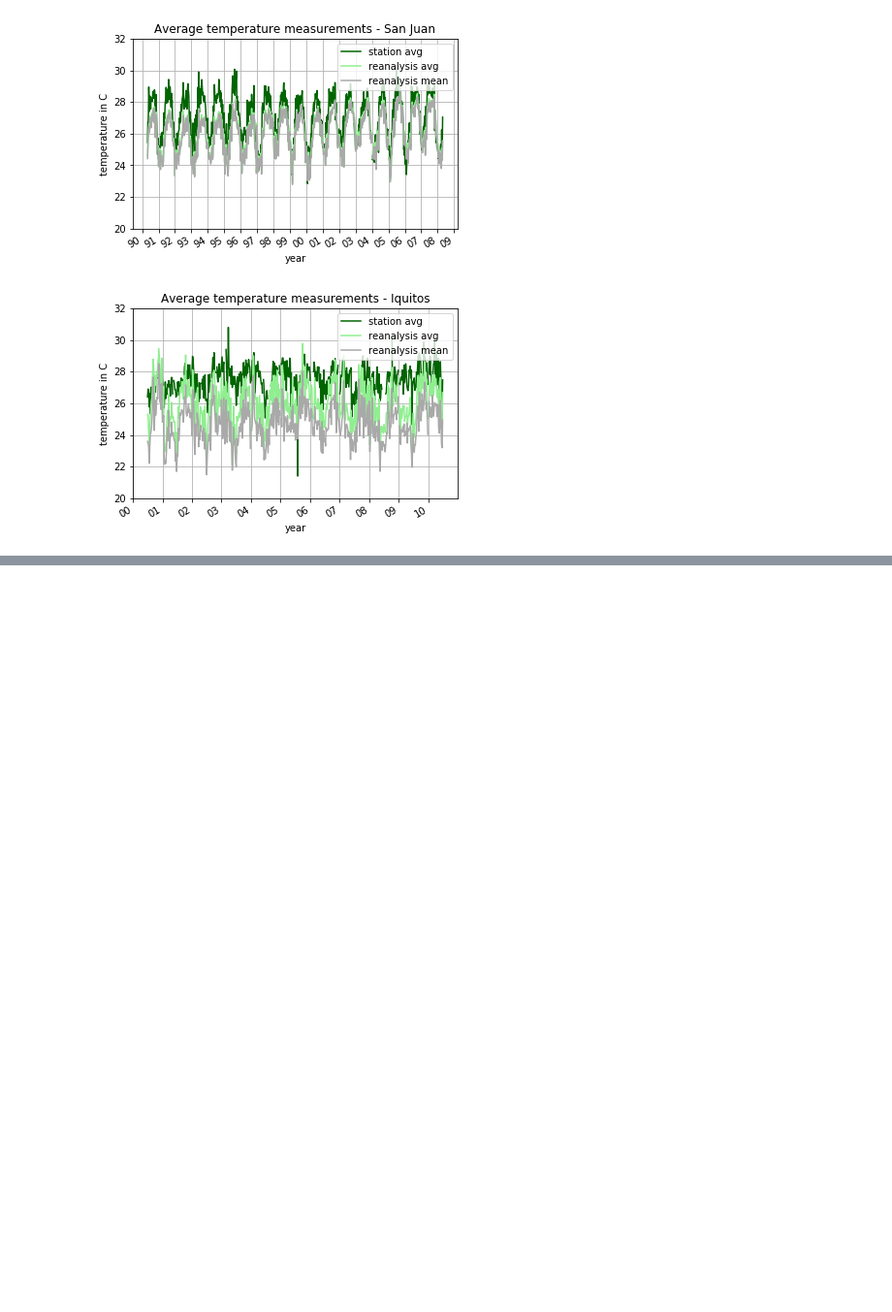
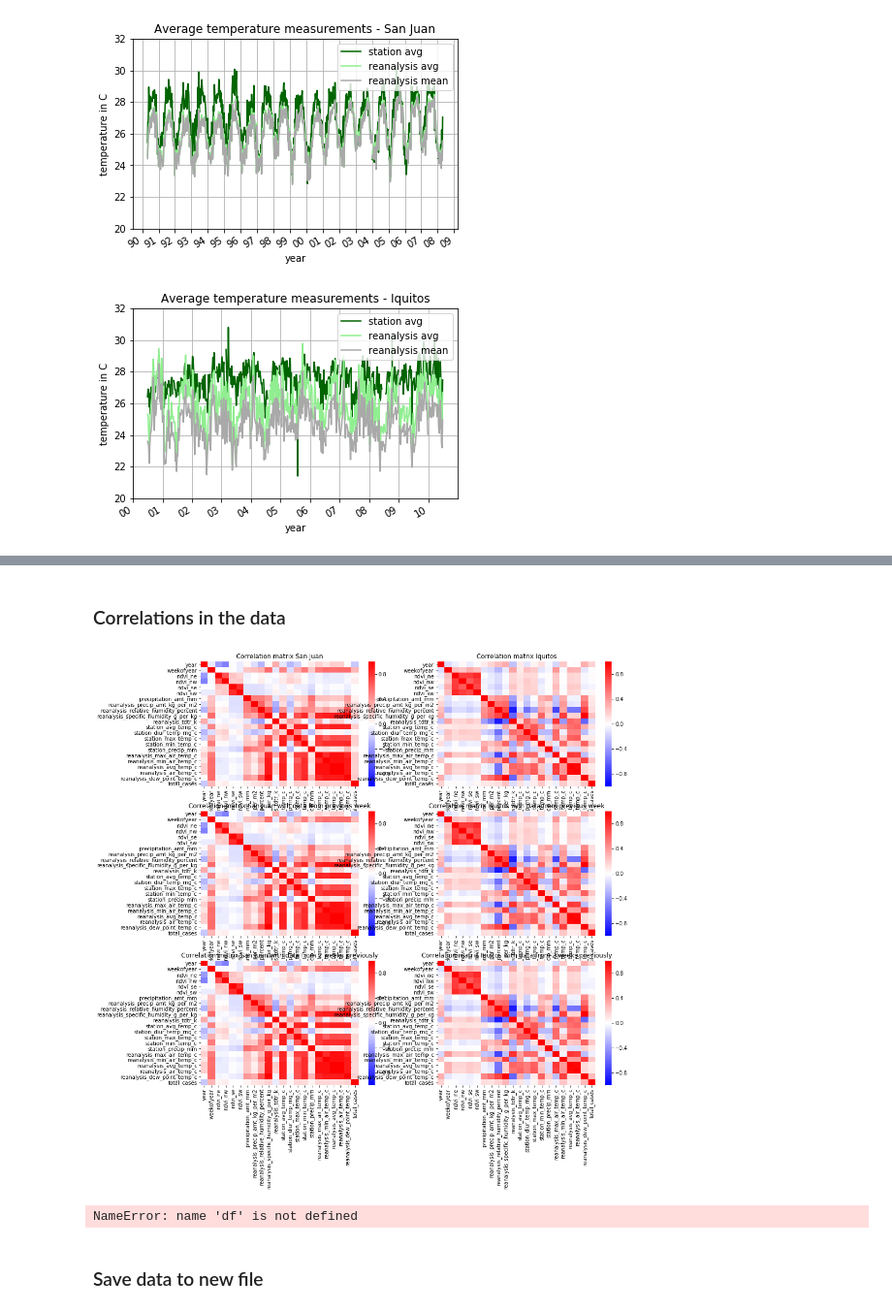
Before and after one commit to AnneDeGraaf/DrivenData_DengueFever, a Jupyter notebook: Data Exploration.ipynb, the cells around one changed output, grey strips where cells are left out. Shown at 97% size. Saved outputs shown, nothing was run; the diff lists cells and outputs as text; code cells hidden in the pictures; blank space fills up the shorter version.

Commit message:
investigating correlations

```diff
--- a/Data Exploration.ipynb
+++ b/Data Exploration.ipynb
@@ -191,0 +293,44 @@ plt.grid()
+# %% [markdown]
+### Correlations in the data
+# %%
+sj_corr = train_sj.join(labels_sj['total_cases']).corr()
+iq_corr = train_iq.join(labels_iq['total_cases']).corr()
+
+sj_shift1 = train_sj.join(labels_sj['total_cases'].shift(1)).corr()
+iq_shift1 = train_iq.join(labels_iq['total_cases'].shift(1)).corr()
+
+sj_shift2 = train_sj.join(labels_sj['total_cases'].shift(2)).corr()
+iq_shift2 = train_iq.join(labels_iq['total_cases'].shift(2)).corr()
+
+plt.figure(figsize=(15,15))
+plt.subplot(321)
+sns.heatmap(sj_corr, vmin=-1.0, vmax=1.0, cmap="bwr")
+plt.title('Correlation matrix San Juan')
+plt.subplot(322)
+sns.heatmap(iq_corr, vmin=-1.0, vmax=1.0, cmap="bwr")
+plt.title('Correlation matrix Iquitos')
+
+plt.subplot(323)
+sns.heatmap(sj_shift1, vmin=-1.0, vmax=1.0, cmap="bwr")
+plt.title('Correlation matrix San Juan with data from previous week')
+plt.subplot(324)
+sns.heatmap(iq_shift1, vmin=-1.0, vmax=1.0, cmap="bwr")
+plt.title('Correlation matrix Iquitos with data from previous week')
+
+plt.subplot(325)
+sns.heatmap(sj_shift1, vmin=-1.0, vmax=1.0, cmap="bwr")
+plt.title('Correlation matrix San Juan with data from 2 weeks previously')
+plt.subplot(326)
+sns.heatmap(iq_shift1, vmin=-1.0, vmax=1.0, cmap="bwr")
+plt.title('Correlation matrix Iquitos with data from 2 weeks previously')
+
+plt.show()
+# %% [output]
+[figure, added]
+# %%
+a = df(data=[0,1,0,1,0,1,0,1].T)
+a
+# %% [output]
+NameError: name 'df' is not defined
+# %% [markdown]
+### Save data to new file
```
Also changed, not shown: parts of 10 cells of this notebook.
